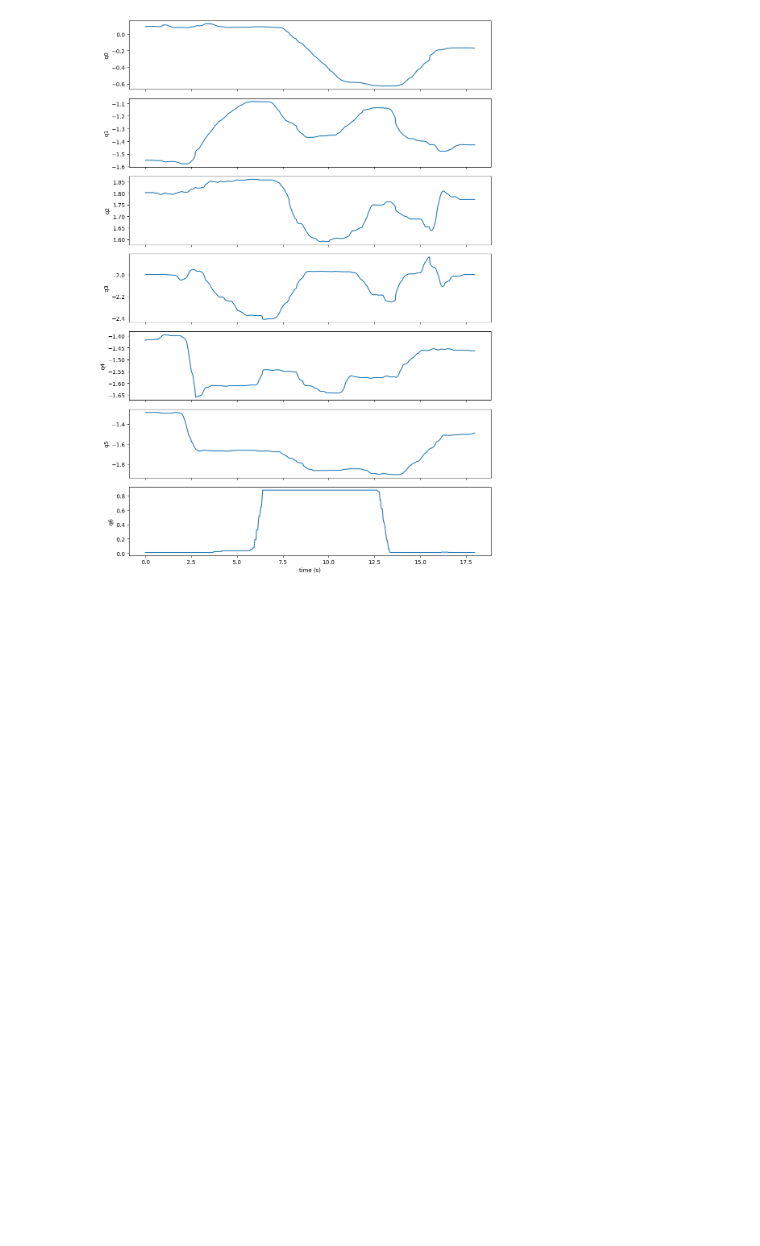
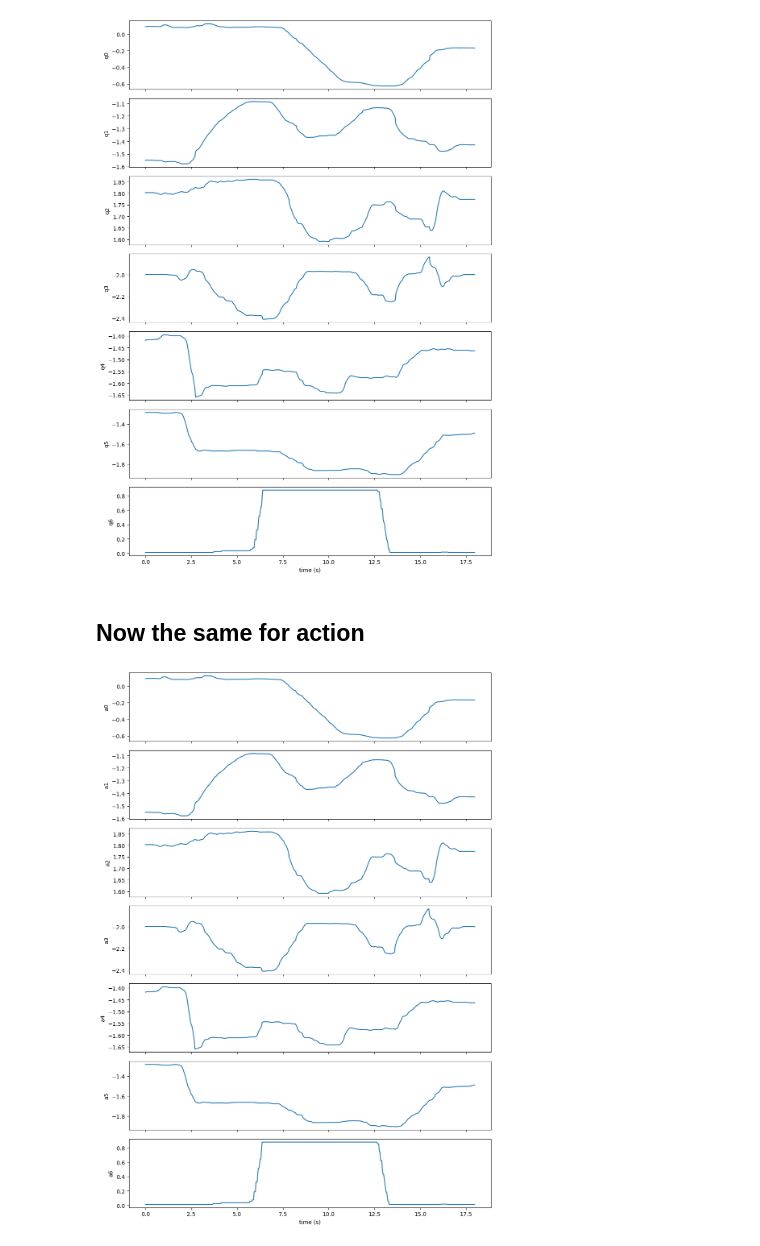
Before and after one commit to F-Fer/phosphobot-ur5e, a Jupyter notebook: phosphobot/notebooks/visualize_dataset.ipynb, the cells around one changed output. Drawn from its saved outputs; the diff is of its cells as text; code cells hidden in the pictures; blank space fills up the shorter version.

Commit message:
visualise actions

```diff
--- a/phosphobot/notebooks/visualize_dataset.ipynb
+++ b/phosphobot/notebooks/visualize_dataset.ipynb
@@ -83,3 +83,22 @@ plt.tight_layout()
 plt.show()
 # %% [output]
 [figure]
+# %% [markdown]
+## Now the same for action
+# %%
+action_df = df.loc[:, "action"]
+action_df = pd.DataFrame(df["action"].tolist(), index=df.index)
+action_df.columns = [f"a{i}" for i in range(action_df.shape[1])]
+
+
+
+# Visualize each action as a function of time
+fig, axs = plt.subplots(action_df.shape[1], 1, sharex=True, figsize=(10, 2*action_df.shape[1]))
+for i, col in enumerate(action_df.columns):
+    axs[i].plot(t, action_df[col].to_numpy())
+    axs[i].set_ylabel(col)
+axs[-1].set_xlabel("time (s)")
+plt.tight_layout()
+plt.show()
+# %% [output]
+[figure, added]
```
Also changed, not shown: parts of 1 cell of this notebook.
